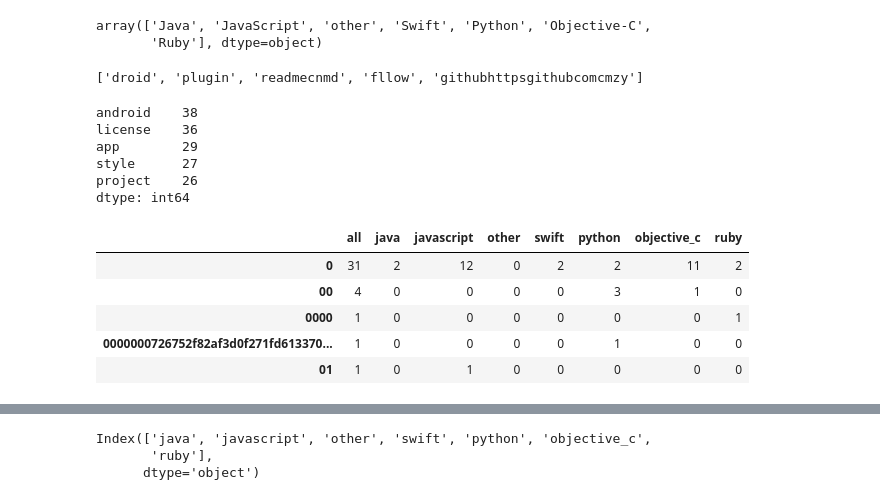
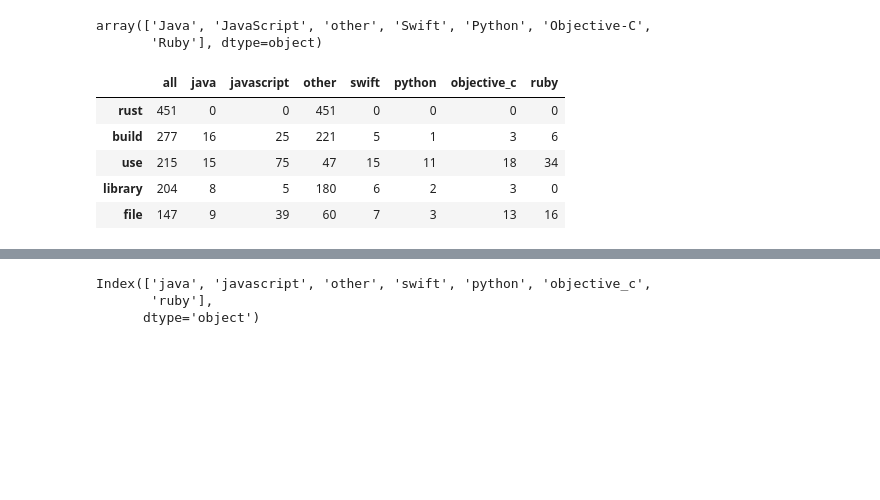
Before and after one commit to Keila-Camarillo/nlp_most_starred_repos, a Jupyter notebook: corey_explore.ipynb, the cells around one changed output, grey strips where cells are left out. Cells and saved outputs as stored; diff of their text form; code cells hidden in the pictures; blank space fills up the shorter version.

```diff
--- a/corey_explore.ipynb
+++ b/corey_explore.ipynb
@@ -233,4 +263,0 @@ all_words = ' '.join(df.lemmatized).split()
-# %%
-java_words[:5]
-# %% [output]
-['droid', 'plugin', 'readmecnmd', 'fllow', 'githubhttpsgithubcomcmzy']
@@ -247,27 +263,0 @@ all_freq = pd.Series(all_words).value_counts()
-# %%
-java_freq.head()
-# %% [output]
-android    38
-license    36
-app        29
-style      27
-project    26
-dtype: int64
-# %%
-# combine freq series into a dataframe called word_counts
-word_counts = pd.concat([all_freq, java_freq, javascript_freq, other_freq
-                        , swift_freq, python_freq, objectivec_freq, ruby_freq], axis = 1, sort=True)
-# fill na with 0
-word_counts = word_counts.fillna(0)
-# make values integers instead of floats
-word_counts = word_counts.apply(lambda s: s.astype(int))
-# rename the columns
-word_counts.columns = ['all', 'java', 'javascript', 'other', 'swift', 'python', 'objective_c', 'ruby']
-word_counts.head()
-# %% [output]
-|  | all | java | javascript | other | swift | python | objective_c | ruby |
-| 0 | 31 | 2 | 12 | 0 | 2 | 2 | 11 | 2 |
-| 00 | 4 | 0 | 0 | 0 | 0 | 3 | 1 | 0 |
-| 0000 | 1 | 0 | 0 | 0 | 0 | 0 | 0 | 1 |
-| 0000000726752f82af3d0f271fd613370... | 1 | 0 | 0 | 0 | 0 | 1 | 0 | 0 |
-| 01 | 1 | 0 | 1 | 0 | 0 | 0 | 0 | 0 |
@@ -274,3 +266,12 @@ word_counts.head()
+# %%
+word_counts.sort_values('all', ascending=False).head()
+# %% [output]
+|  | all | java | javascript | other | swift | python | objective_c | ruby |
+| rust | 451 | 0 | 0 | 451 | 0 | 0 | 0 | 0 |
+| build | 277 | 16 | 25 | 221 | 5 | 1 | 3 | 6 |
+| use | 215 | 15 | 75 | 47 | 15 | 11 | 18 | 34 |
+| library | 204 | 8 | 5 | 180 | 6 | 2 | 3 | 0 |
+| file | 147 | 9 | 39 | 60 | 7 | 3 | 13 | 16 |
 # %%
 # What are most common words for each category/column
 for col in word_counts.columns:
```
Also changed, not shown: parts of 10 cells of this notebook, 4 other files.
